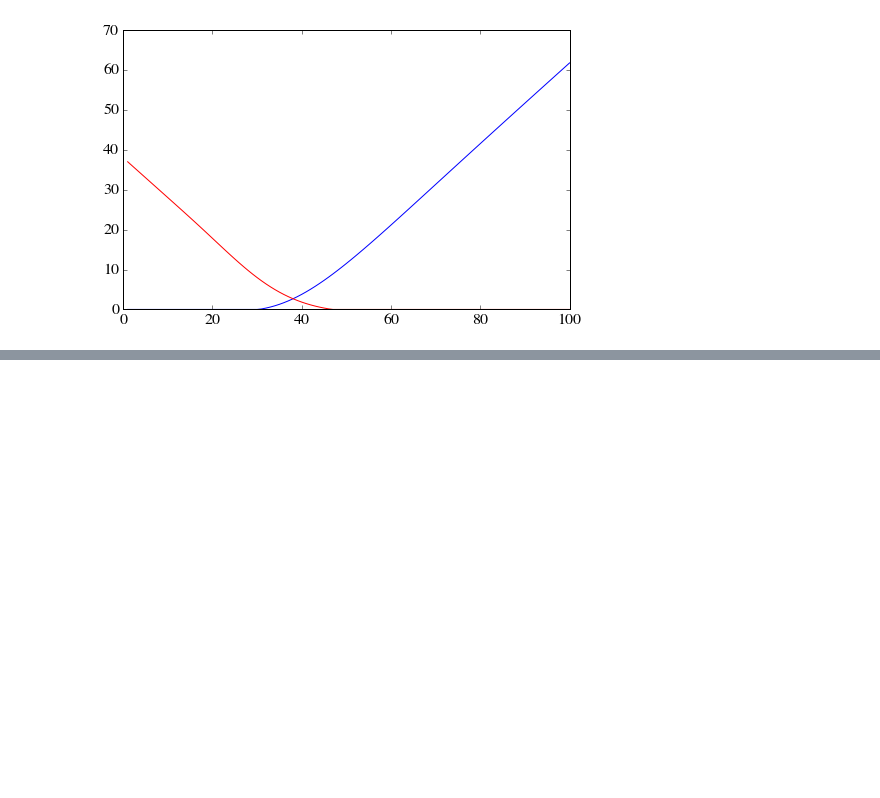
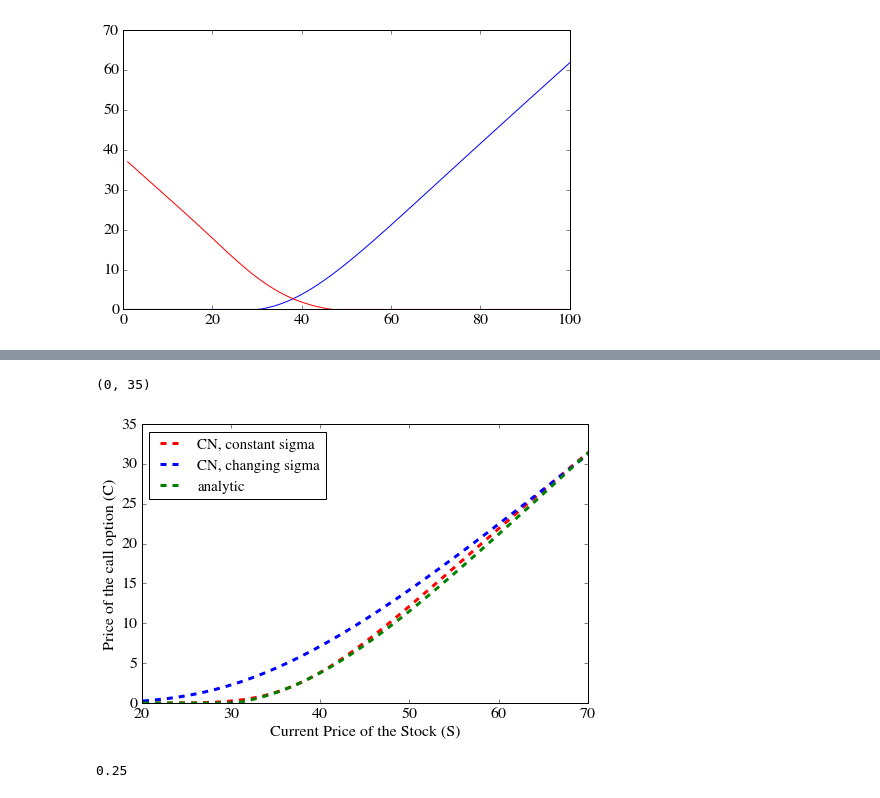
Before and after one commit to croberts94/MAE6286, a Jupyter notebook: ConnorRoberts_MAE6286_Final Project/Final Project.ipynb, the cells around one changed output, grey strips where cells are left out. Saved outputs shown, nothing was run; the diff lists cells and outputs as text; code cells hidden in the pictures; blank space fills up the shorter version.

```diff
--- a/ConnorRoberts_MAE6286_Final Project/Final Project.ipynb
+++ b/ConnorRoberts_MAE6286_Final Project/Final Project.ipynb
@@ -50,3 +38,15 @@ S = np.linspace(1, 100,100) #array of possible current asset prices
+# %%
+#Import necessary libraries and functions
+import numpy as np
+from scipy.stats import norm #Phi() is the normal CDF
+
+#Allow plots in notebook and format plots
+%matplotlib inline
+import matplotlib.pyplot as pyplot
+from matplotlib import rcParams
+rcParams['figure.dpi'] = 100
+rcParams['font.size'] = 16
+rcParams['font.family'] = 'StixGeneral'
 # %%
 def bs_formula(type, S, K, T, r, sigma):
     if type == "C":
@@ -80,0 +159,22 @@ pyplot.plot(S,V_put,color='red')
+# %%
+V_cn_const = cn_call(V0, N, r, dt, sigma_const, S_max, K)
+V_cn_step = cn_call(V0, N, r, dt, sigma_step, S_max, K)
+V_call = bs_formula("C", S, K, T, r, sigma)
+# %%
+pyplot.figure(figsize=(8,5), dpi=100)
+#pyplot.plot(S,V0,color='red', ls='--', lw=3, label='CN, constant sigma')
+pyplot.plot(S,V_cn_const,color='red', ls='--', lw=3, label='CN, constant sigma')
+pyplot.plot(S,V_cn_step,color='blue', ls='--', lw=3, label='CN, changing sigma')
+pyplot.plot(S,V_call,color='green', ls='--', lw=3, label='analytic')
+pyplot.xlabel('Current Price of the Stock (S)')
+pyplot.ylabel('Price of the call option (C)')
+pyplot.legend(loc='upper left',prop={'size':15});
+pyplot.xlim(20,70)
+pyplot.ylim(0,35)
+# %% [output]
+(0, 35)
+[figure, added]
+# %%
+print(sigma)
+# %% [output]
+0.25
```
Also changed, not shown: parts of 10 cells of this notebook.
